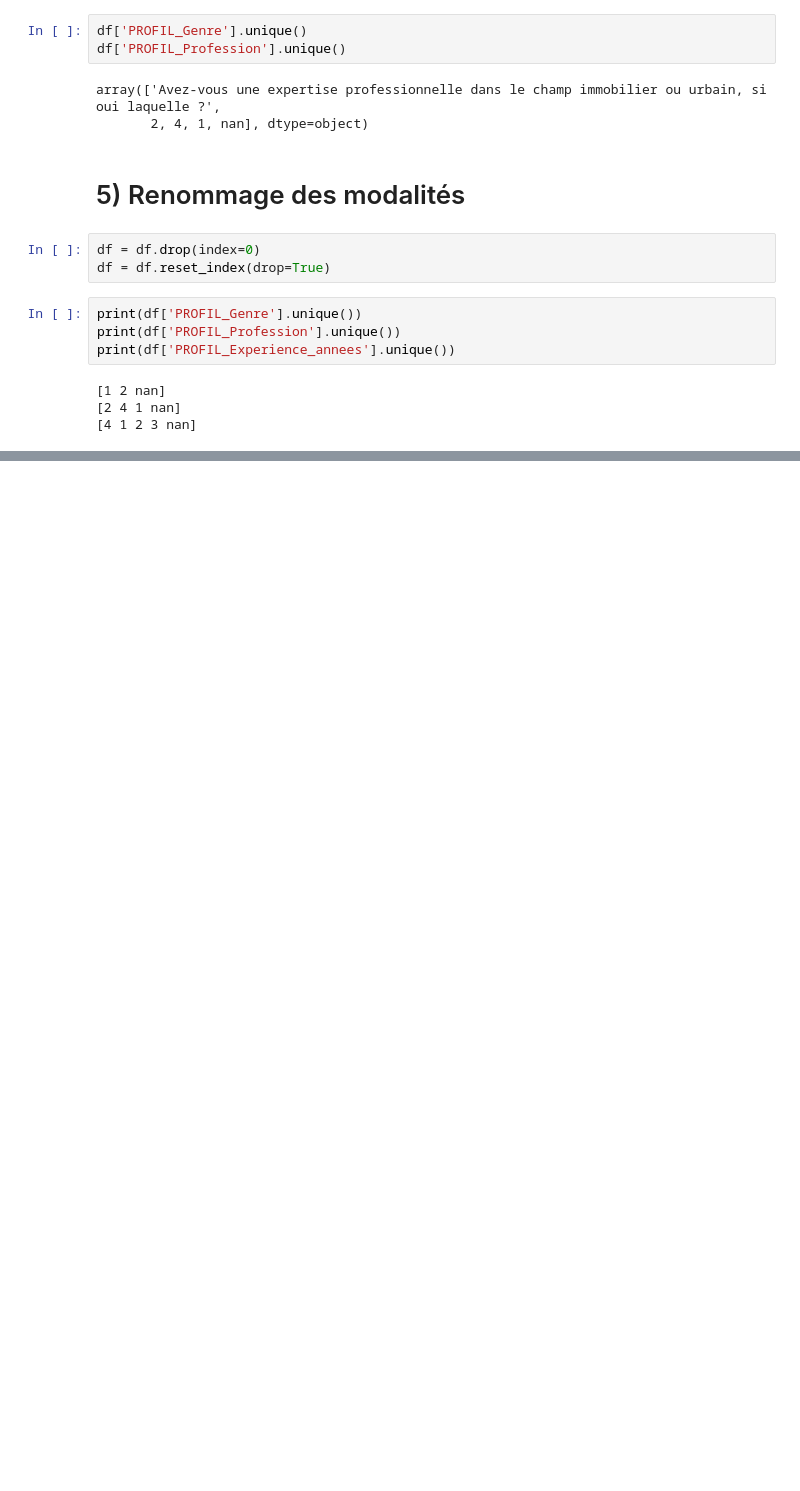
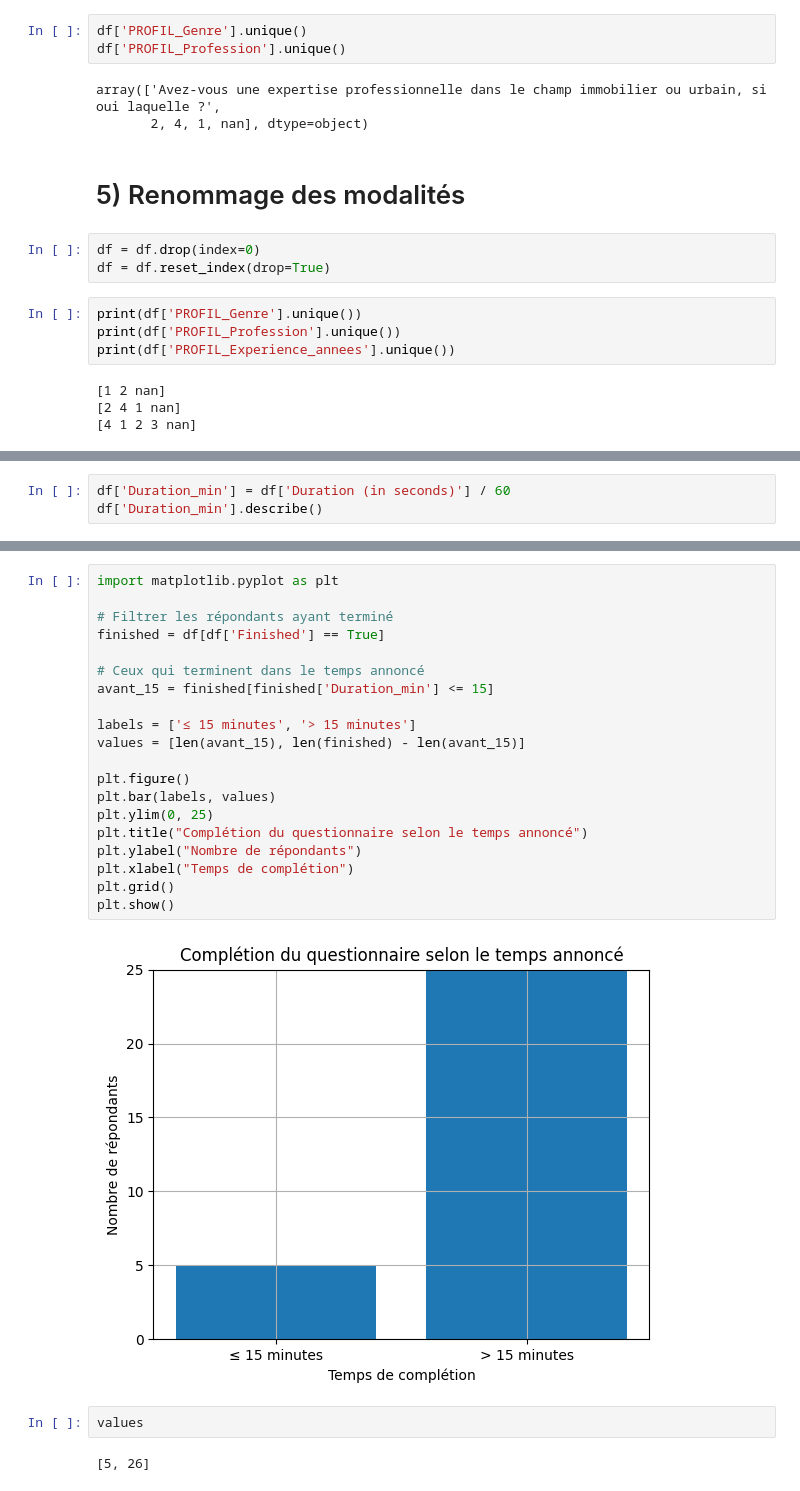
Before and after one commit to KADA-SEDODE/RQR_CIFRE, a Jupyter notebook: notebooks.ipynb, the cells around one changed output, grey strips where cells are left out. Drawn from its saved outputs; the diff is of its cells as text; blank space fills up the shorter version.

```diff
--- a/notebooks.ipynb
+++ b/notebooks.ipynb
@@ -301,0 +346,3 @@ Name: count, dtype: int64
+# %%
+df['Duration_min'] = df['Duration (in seconds)'] / 60
+df['Duration_min'].describe()
@@ -301,0 +391,26 @@ Name: count, dtype: int64
+# %%
+import matplotlib.pyplot as plt
+
+# Filtrer les répondants ayant terminé
+finished = df[df['Finished'] == True]
+
+# Ceux qui terminent dans le temps annoncé
+avant_15 = finished[finished['Duration_min'] <= 15]
+
+labels = ['≤ 15 minutes', '> 15 minutes']
+values = [len(avant_15), len(finished) - len(avant_15)]
+
+plt.figure()
+plt.bar(labels, values)
+plt.ylim(0, 25)
+plt.title("Complétion du questionnaire selon le temps annoncé")
+plt.ylabel("Nombre de répondants")
+plt.xlabel("Temps de complétion")
+plt.grid()
+plt.show()
+# %% [output]
+[figure, added]
+# %%
+values
+# %% [output]
+[5, 26]
```
Also changed, not shown: parts of 15 cells of this notebook.
